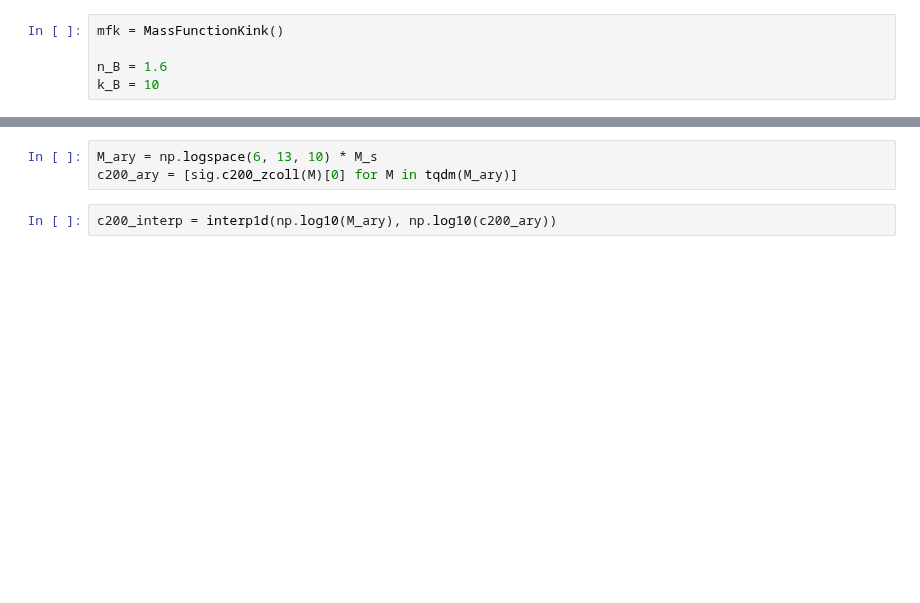
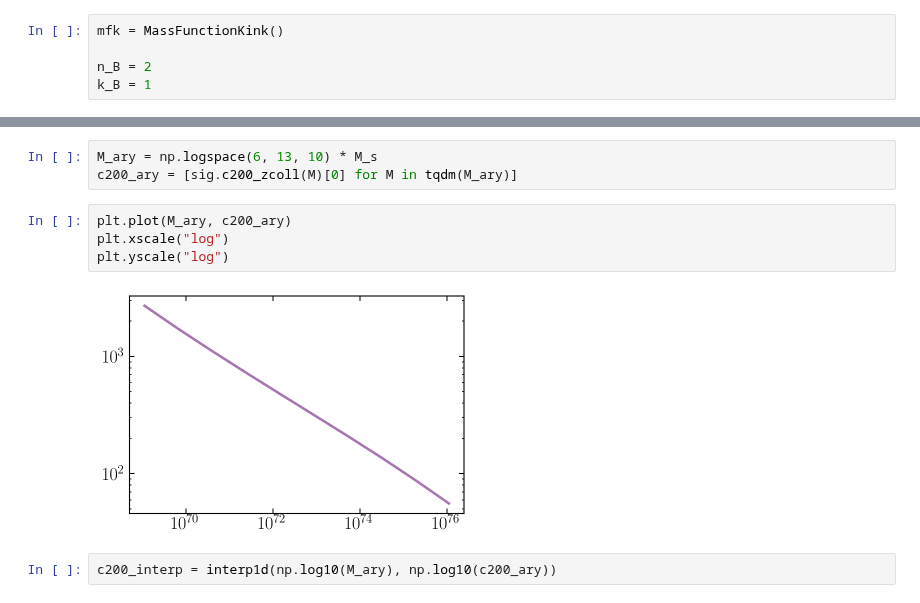
Before and after one commit to smsharma/astrometry-lensing-correlations, a Jupyter notebook: theory/notebooks/08_kink_pipeline.ipynb, the cells around one changed output, grey strips where cells are left out. Cells and saved outputs as stored; diff of their text form; blank space fills up the shorter version.

```diff
--- a/theory/notebooks/08_kink_pipeline.ipynb
+++ b/theory/notebooks/08_kink_pipeline.ipynb
@@ -78,8 +78,8 @@ pylab.rcParams.update(params)
 # %%
 mfk = MassFunctionKink()
 
-n_B = 1.6
-k_B = 10
+n_B = 2
+k_B = 1
 # %%
 CLASS_inst = mfk.get_CLASS_kink(k_B=k_B,n_B=n_B, k_max=1e2)
 CLASS_inst_vanilla = mfk.get_CLASS_kink(k_B=k_B, n_B=0.9665, k_max=1e2)
@@ -121,6 +125,12 @@ sig = Sigma(log10_P_interp)
 # %%
 M_ary = np.logspace(6, 13, 10) * M_s
 c200_ary = [sig.c200_zcoll(M)[0] for M in tqdm(M_ary)]
+# %%
+plt.plot(M_ary, c200_ary)
+plt.xscale("log")
+plt.yscale("log")
+# %% [output]
+[figure, added]
 # %%
 c200_interp = interp1d(np.log10(M_ary), np.log10(c200_ary))
 # %%
```
Also changed, not shown: parts of 6 cells of this notebook, 4 other files.
